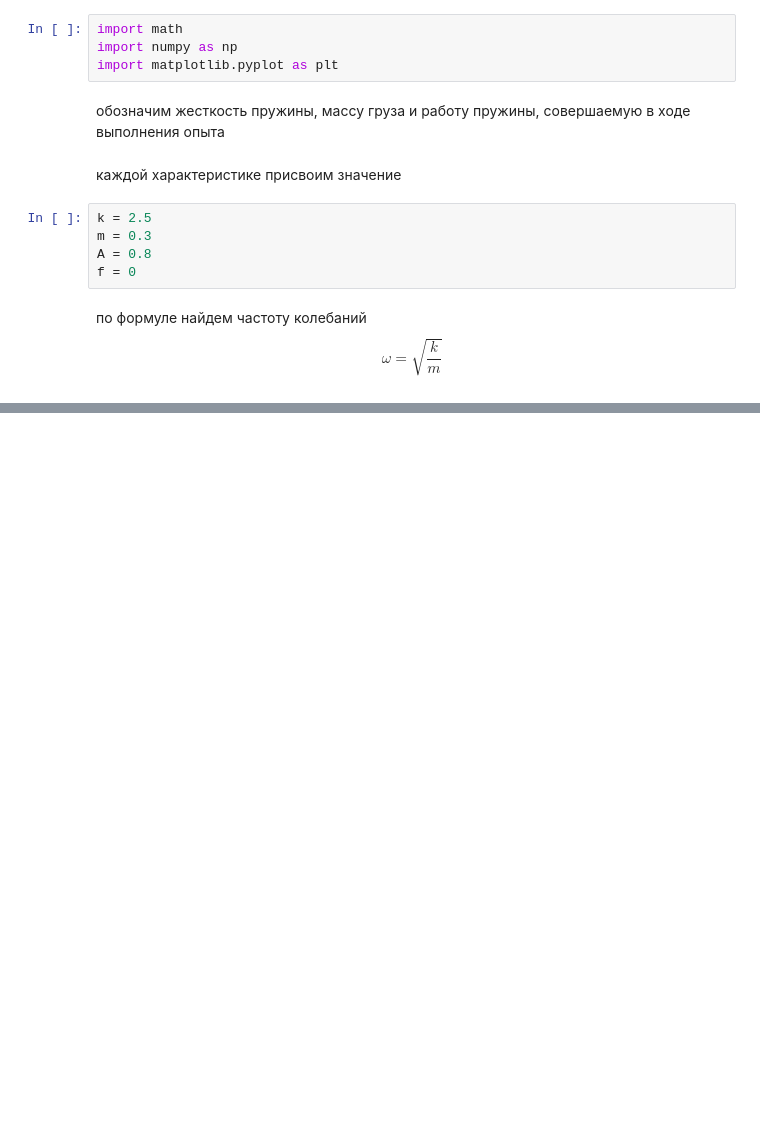
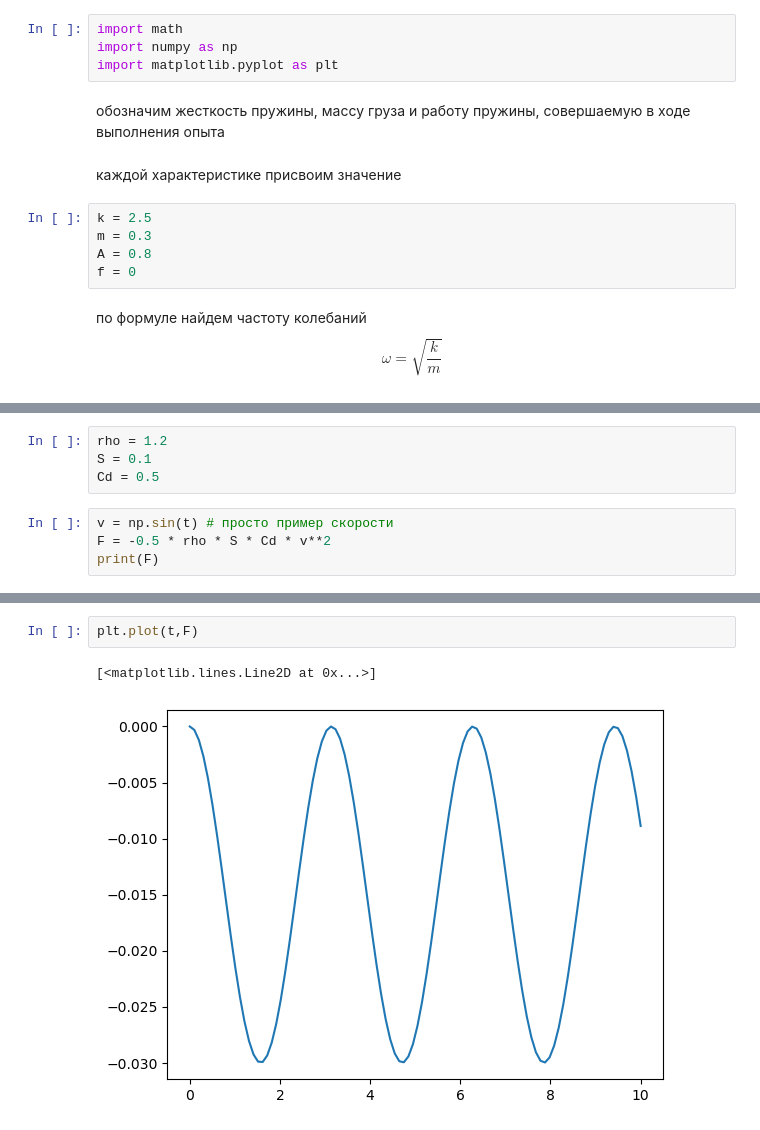
Before and after one commit to obrMaria/TRO_2, a Jupyter notebook: my.ipynb, the cells around one changed output, grey strips where cells are left out. Saved outputs shown, nothing was run; the diff lists cells and outputs as text; blank space fills up the shorter version.

```diff
--- a/my.ipynb
+++ b/my.ipynb
@@ -59,0 +75,8 @@ plt.plot(t,x)
+# %%
+rho = 1.2
+S = 0.1
+Cd = 0.5
+# %%
+v = np.sin(t) # просто пример скорости
+F = -0.5 * rho * S * Cd * v**2
+print(F)
@@ -59,0 +101,5 @@ plt.plot(t,x)
+# %%
+plt.plot(t,F)
+# %% [output]
+[<matplotlib.lines.Line2D at 0x...>]
+[figure, added]
```
Also changed, not shown: parts of 8 cells of this notebook.
